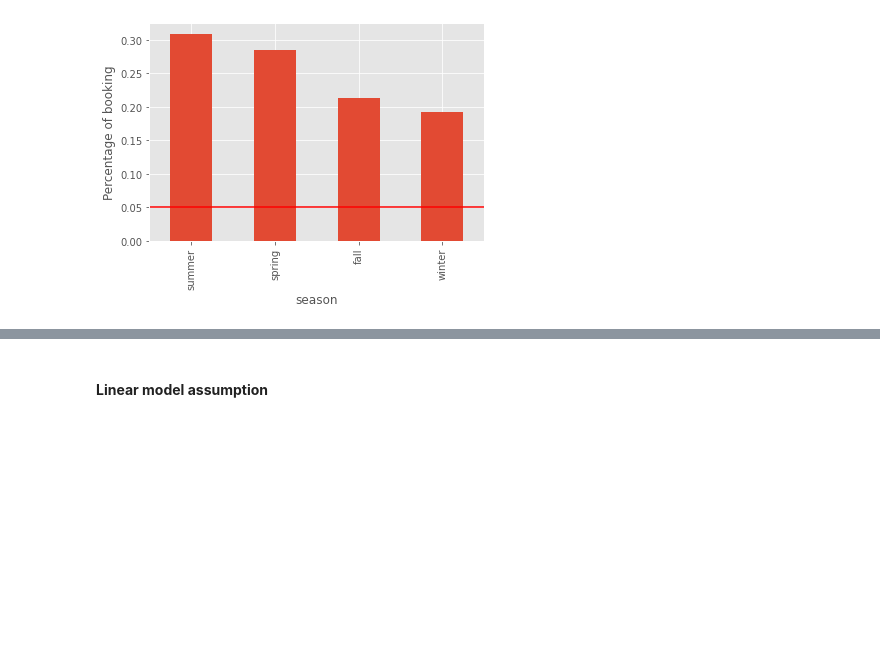
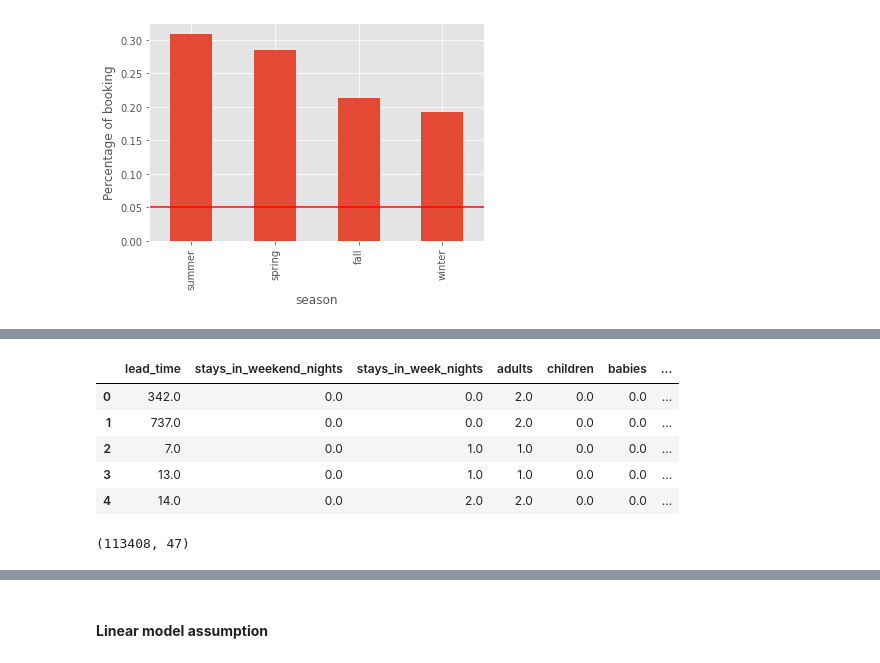
Before and after one commit to dajebbar/zoomcampML, a Jupyter notebook: midTermproject/scram_nb.ipynb, the cells around one changed output, grey strips where cells are left out. Saved outputs shown, nothing was run; the diff lists cells and outputs as text; code cells hidden in the pictures; blank space fills up the shorter version.

```diff
--- a/midTermproject/scram_nb.ipynb
+++ b/midTermproject/scram_nb.ipynb
@@ -1075,0 +1192,19 @@ for col in categorical:
+# %%
+# df_train_ohe.drop(columns=categorical)
+# df_test_ohe.drop(columns=categorical)
+df_train_ohe = np.column_stack([df_train_ohe[numerical], tmp_train])
+df_test_ohe = np.column_stack([df_test_ohe[numerical], tmp_test])
+# %%
+df_train_ohe = pd.DataFrame(df_train_ohe, columns=numerical+tmp_test.columns.to_list())
+df_train_ohe.head()
+# %% [output]
+|  | lead_time | stays_in_weekend_nights | stays_in_week_nights | adults | children | babies | ... |
+| 0 | 342.0 | 0.0 | 0.0 | 2.0 | 0.0 | 0.0 | ... |
+| 1 | 737.0 | 0.0 | 0.0 | 2.0 | 0.0 | 0.0 | ... |
+| 2 | 7.0 | 0.0 | 1.0 | 1.0 | 0.0 | 0.0 | ... |
+| 3 | 13.0 | 0.0 | 1.0 | 1.0 | 0.0 | 0.0 | ... |
+| 4 | 14.0 | 0.0 | 2.0 | 2.0 | 0.0 | 0.0 | ... |
+# %%
+df_train_ohe.shape
+# %% [output]
+(113408, 47)
```
Also changed, not shown: parts of 18 cells of this notebook.
